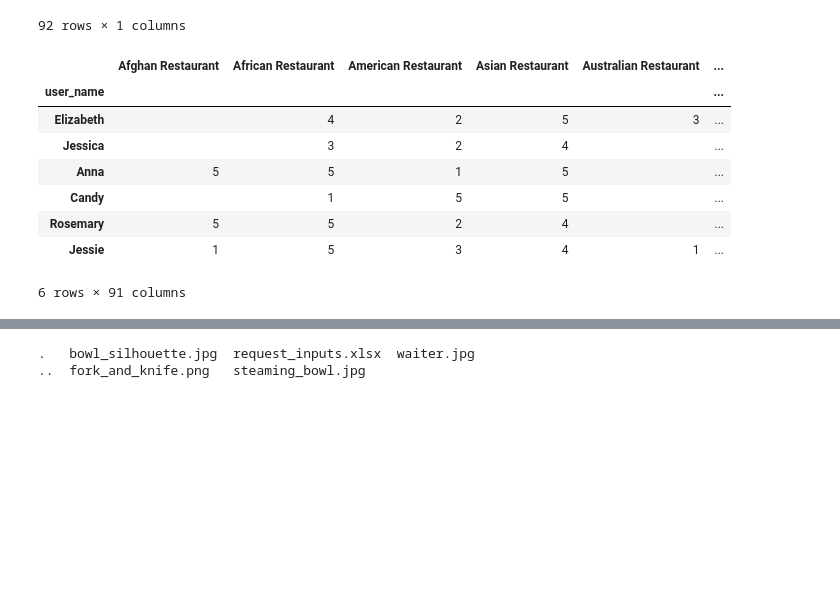
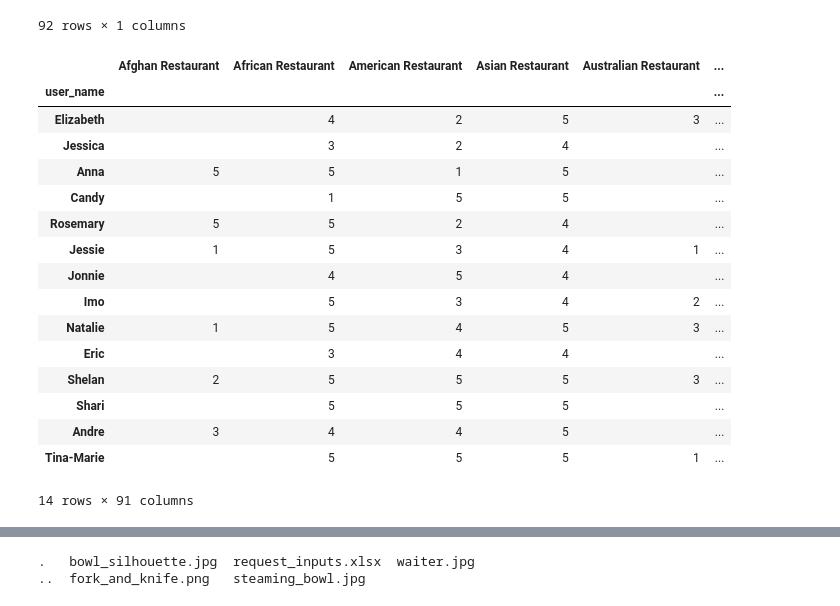
Before and after one commit to Astayonix/BattleOfTheNeighborhoods, a Jupyter notebook: I_Dont_Know_Where_Do_You_Want_to_Eat.ipynb, the cells around one changed output, grey strips where cells are left out. Cells and saved outputs as stored; diff of their text form; code cells hidden in the pictures; blank space fills up the shorter version.

```diff
--- a/I_Dont_Know_Where_Do_You_Want_to_Eat.ipynb
+++ b/I_Dont_Know_Where_Do_You_Want_to_Eat.ipynb
@@ -146,34 +146,58 @@ def build_user_category_matrix(user_info_list):
     for user_cat, cat_name in zip(user_info_list, user_category_matrix_column_names):
         user_category_dict[cat_name] = user_cat
     user_category_matrix.loc[len(user_category_matrix)] = user_category_dict
 
 elizabeth = ['Elizabeth', '', 4, 2, 5, 3, '', '', 4, 3, '', 2, 1, 4, 3, 2, 3, 2, 4, 5, '', 2, 2, 3, '', '', 1, 2, 1, 4, '', 3, 2, 3, 1, 1, 1, 2, 1, 4, 2, 1, '', 1, 3, '', 4, '', 4, 1, '', 5, 1, 4, '', 2, 1, 4, 1, 4, 4, 5, '', 1, '', 1, 1, '', '', 1, '', 3, 3, 2, '', '', 1, '', 1, 3, 4, '', 4, 1, '', 1, 1, 1, '', '', 5, 1]
 jessica = ['Jessica', '', 3, 2, 4, '', '', 3, 1, 3, 2, 2, 4, 2, 1, 3, 1, 4, 5, 5, '', 5, 5, 2, '', 2, 1, 4, 1, 5, '', '', '', 3, 1, 3, '', 1, 3, 5, 1, 5, '', '', 2, '', 5, 4, 2, 1, '', 5, '', 4, 5, 4, 3, 3, 3, 5, 4, 5, '', 2, 4, 5, 3, '', '', '', '', '', 3, 4, '', '', 3, '', 3, 5, 5, 3, '', 2, '', 3, 5, 1, '', '', 4, 2]
 anna = ['Anna', 5, 5, 1, 5, '', '', 4, 1, 1, 4, 3, 5, 5, 3, 4, 1, 5, 5, 5, '', 5, 4, 5, 5, 3, 5, 2, 4, 4, '', 5, 4, 5, 1, 3, 4, 1, 3, 4, 5, 4, 3, 4, 4, 5, 5, 5, '', 1, 3, 5, 3, 3, 5, 4, 5, 5, 1, 5, 5, 5, '', 5, 5, 1, 4, 3, '', 5, '', 4, 4, 1, '', '', 5, 3, 3, 4, 4, 5, '', 4, 4, 5, 3, 1, 5, 3, 3, 3]
 candy = ['Candy', '', 1, 5, 5, '', 4, 4, 5, 5, '', 5, 5, 1, 1, 3, 1, 5, 4, '', '', 5, 5, 3, '', 4, 4, 5, 4, 3, '', '', 1, 1, 1, 4, 2, 1, 3, 4, 4, 4, 4, '', 4, 1, 3, 1, 3, 4, 2, 4, '', 5, 4, 1, 1, '', 3, 1, 5, 1, '', '', 1, 5, 5, 1, 1, 1, '', 1, 4, 4, 3, 1, 4, 1, 2, 4, 4, 3, 1, 5, 4, 4, 3, 2, 1, 1, 1, 1]
 rosemary = ['Rosemary', 5, 5, 2, 4, '', 3, 1, 4, 3, 2, 4, 1, 5, 2, 1, 3, 4, 2, 3, 3, 4, 3, 5, '', 3, 3, 2, 4, 5, '', 3, 2, 4, 1, 1, 3, 2, 2, 4, 2, 1, 1, 2, 2, 3, 3, 3, 4, 1, 2, 5, 1, 3, 4, 1, 3, 4, 1, 3, 2, 4, 3, 5, 5, 4, 2, 1, '', 3, 4, 3, 3, 3, 4, 2, 5, '', 3, 4, 4, 3, 5, 1, '', 5, 3, 2, 2, 2, 5, 1]
 jessie = ['Jessie', 1, 5, 3, 4, 1, 1, 1, 1, 1, 1, 4, 1, 1, 3, 2, 5, 3, 1, 1, 1, 1, 1, 1, 1, 1, 1, 2, 1, 1, 1, 1, 1, 5, 1, 1, 1, 4, 3, 2, 3, '', '', '', 1, 4, 5, 5, 1, 1, 1, 5, 1, 4, 5, 5, 5, 4, 1, 5, 1, 5, 2, 1, '', '', '', '', '', '', 3, '', 4, '', 1, 1, '', '', '', '', 1, '', 3, '', '', '', '', '', '', '', 5, '']
+jonnie = ['Jonnie', '', 4, 5, 4, '', '', 5, 5, 2, '', 3, 5, 1, 3, 5, 2, 2, 4, 1, '', 1, 5, 3, '', 4, 1, 5, 1, 5, '', '', '', 5, 3, 5, 2, 1, 3, 3, '', 4, '', 5, 1, 2, 5, 4, 1, 1, '', 4, 4, 4, 5, 1, 4, 5, 1, 5, 5, 5, '', '', 4, 1, 4, '', '', 4, 5, '', 4, 4, '', '', 5, '', 1, 4, 4, 4, '', 4, '', 2, 2, 1, '', '', 4, 3]
+natalie = ['Natalie', 1, 5, 4, 5, 3, 2, 5, 3, 3, 2, 3, 4, 4, 4, 5, 3, 3, 5, 5, 1, 2, 5, 3, 2, 3, 2, 4, 2, 4, 3, 3, 3, 4, 3, 3, 2, 1, 1, 3, 2, 5, 3, 4, 2, 2, 3, 3, 4, 2, 2, 4, 2, 4, 2, 3, 4, 5, 4, 4, 5, 3, 2, 3, 3, 2, 4, 3, 3, 2, 4, 2, 4, 3, 2, 2, 5, 2, 2, 3, 5, 5, 2, 5, 2, 2, 3, 2, 1, 1, 4, 5]
+imo = ['Imo', '', 5, 3, 4, 2, '', 3, 4, 5, '', 3, 4, 2, 2, 3, 2, 3, 4, '', '', 3, 4, '', '', '', 4, 4, 3, 3, '', '', 3, 3, 2, 3, '', 3, 3, 2, '', 4, 4, '', 3, 2, '', 3, '', 1, '', 4, '', 3, '', 2, 3, 4, '', 3, 5, 3, 3, '', '', 2, 4, '', '', 4, 3, '', 2, 3, '', '', 1, '', 2, 2, 4, 3, '', 2, '', '', 2, 1, '', '', 3, 3]
+eric = ['Eric', '', 3, 4, 4, '', '', 4, 3, 3, 2, 3, 5, 1, 2, 5, 2, 3, 3, 4, '', 2, 4, 2, '', 4, 2, 3, 3, 3, 3, 1, 2, 2, 3, 2, 2, 3, 3, 3, 2, 5, '', '', 2, '', 4, '', 3, 5, '', 5, 2, 5, '', 3, 2, 4, 2, '', 5, 2, '', '', '', '', 5, '', 3, 1, 5, 1, 4, 4, '', 2, 2, '', 3, 4, 5, 3, 2, 5, '', '', 2, 2, '', 2, 2, 5]
+shelan = ['Shelan', 2, 5, 5, 5, 3, 3, 4, 2, 5, 3, 4, 5, 5, 3, 4, 2, 4, 3, 4, 3, 3, 3, 4, 2, 2, 4, 4, 4, 3, 3, 3, 4, 4, 3, 4, 3, 2, 3, 4, 4, 4, 3, 3, 3, 2, 4, 4, 4, 3, 2, 2, 4, 5, 2, 3, 4, 4, 3, 4, 5, 4, 4, 3, 3, 2, 4, 3, 3, 2, 4, 2, 3, 3, 2, 2, 1, '', 3, 2, 2, 3, 3, 3, 3, 4, 3, 2, 3, 2, 5, 3]
+shari = ['Shari', '', 5, 5, 5, '', '', 5, 3, 3, 5, 4, 5, 5, 3, 4, 1, 3, 5, 3, '', 3, 5, 4, '', 5, 3, 3, 4, 4, '', 4, 1, 1, 2, 2, 3, 2, 2, 5, 3, 5, '', '', '', 1, 4, 3, 3, 3, '', 2, 3, 5, '', 4, 3, 4, 4, 5, 5, '', '', '', '', 3, 3, 3, '', 1, 5, '', 3, 4, '', 1, 4, '', 4, 5, 5, 5, '', 4, '', 3, 1, 1, '', '', 1, 3]
+andre = ['Andre', 3, 4, 4, 5, '', 3, 4, 2, 3, 3, 3, 2, 4, 1, 4, 1, 3, 5, 5, 1, 3, 5, 1, '', 3, 1, 2, 1, 5, '', 3, 2, 4, 2, 2, 3, 2, 3, 3, 5, 4, 3, 3, 3, 1, 4, 4, 4, 2, '', 5, 2, 5, '', 2, 4, 5, 1, 5, 5, 4, 3, 3, '', 1, 4, 3, 4, 3, 5, 2, 4, 4, 3, 1, 5, '', 1, 5, 5, 4, '', 3, '', 3, 2, 1, 3, '', 3, 2]
+tina_marie = ['Tina-Marie', '', 5, 5, 5, 1, 2, 5, 1, 1, 3, 5, 5, 2, 1, 5, '', 3, 5, 5, '', 4, 4, 4, 2, 5, 5, 5, 2, 3, 3, 2, 1, 5, 3, 4, 5, 2, 3, 3, 2, 3, 2, 3, 1, 5, 5, 4, 2, 1, 1, 4, 2, 4, 3, 5, 5, 5, 4, 5, 4, 4, 2, 2, 3, '', 5, 1, 3, 1, 5, 1, 5, 4, 2, 1, 5, '', 5, 5, 4, 3, '', 4, 2, 4, 2, '', '', '', 4, 4]
 
 # adding the users to the sparse matrix
 build_user_category_matrix(elizabeth)
 build_user_category_matrix(jessica)
 build_user_category_matrix(anna)
 build_user_category_matrix(candy)
 build_user_category_matrix(rosemary)
 build_user_category_matrix(jessie)
+build_user_category_matrix(jonnie)
+build_user_category_matrix(imo)
+build_user_category_matrix(natalie)
+build_user_category_matrix(eric)
+build_user_category_matrix(shelan)
+build_user_category_matrix(shari)
+build_user_category_matrix(andre)
+build_user_category_matrix(tina_marie)
 
 user_category_matrix.set_index('user_name', inplace=True)
 user_category_matrix
 # %% [output]
 |  | Afghan Restaurant | African Restaurant | American Restaurant | Asian Restaurant | Australian Restaurant | ... |
 | user_name |  |  |  |  |  | ... |
 | Elizabeth |  | 4 | 2 | 5 | 3 | ... |
 | Jessica |  | 3 | 2 | 4 |  | ... |
 | Anna | 5 | 5 | 1 | 5 |  | ... |
 | Candy |  | 1 | 5 | 5 |  | ... |
 | Rosemary | 5 | 5 | 2 | 4 |  | ... |
 | Jessie | 1 | 5 | 3 | 4 | 1 | ... |
+| Jonnie |  | 4 | 5 | 4 |  | ... |
+| Imo |  | 5 | 3 | 4 | 2 | ... |
+| Natalie | 1 | 5 | 4 | 5 | 3 | ... |
+| Eric |  | 3 | 4 | 4 |  | ... |
+| Shelan | 2 | 5 | 5 | 5 | 3 | ... |
+| Shari |  | 5 | 5 | 5 |  | ... |
+| Andre | 3 | 4 | 4 | 5 |  | ... |
+| Tina-Marie |  | 5 | 5 | 5 | 1 | ... |
-6 rows × 91 columns
+14 rows × 91 columns
 # %%
 # I also have the preferences of the users who submitted profiles
 
```
Also changed, not shown: parts of 11 cells of this notebook.
